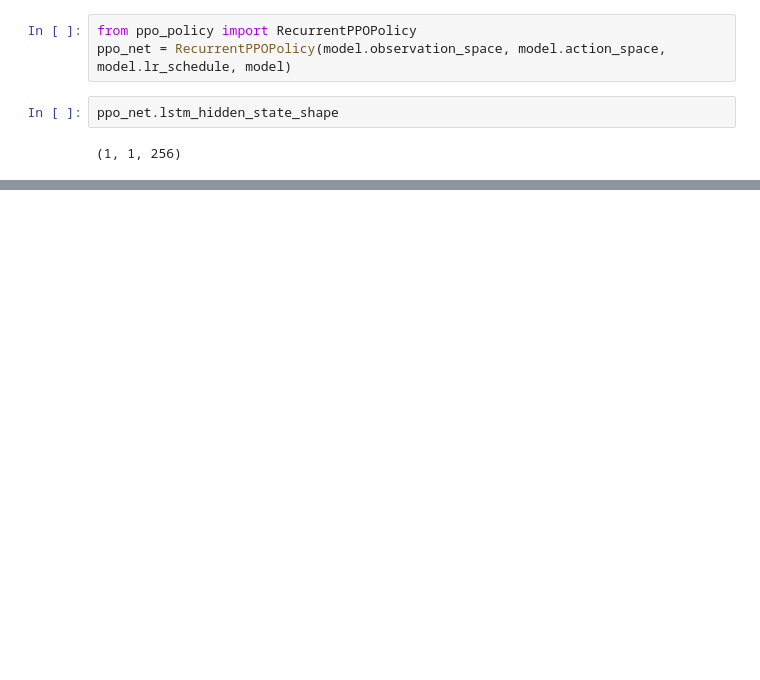
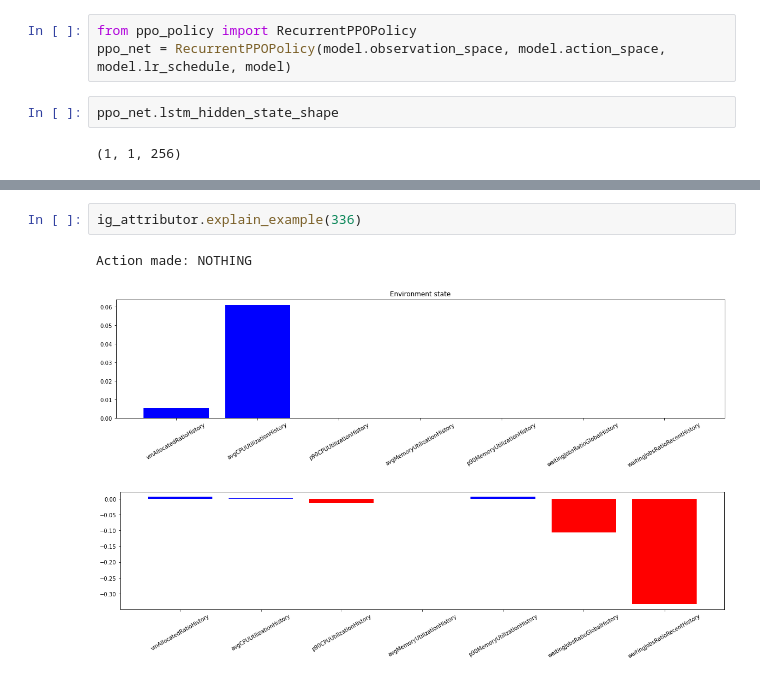
Before and after one commit to justyna3773/trainloop-driver, a Jupyter notebook: analysis/interpret_recurrent_ppo_mlp.ipynb, the cells around one changed output, grey strips where cells are left out. Drawn from its saved outputs; the diff is of its cells as text; blank space fills up the shorter version.

```diff
--- a/analysis/interpret_recurrent_ppo_mlp.ipynb
+++ b/analysis/interpret_recurrent_ppo_mlp.ipynb
@@ -60,4 +74,10 @@ ig_attributor = IGAttributor(net=ppo_net,
                     pi=(torch.zeros(1, 1, 256), torch.zeros(1, 1, 256)),
                     vf=(torch.zeros(1, 1, 256), torch.zeros(1, 1, 256))),
                     torch.zeros(0)))
+# %%
+ig_attributor.explain_example(336)
+# %% [output]
+Action made: NOTHING
+[figure, added]
+[figure, added]
 # %%
```
Also changed, not shown: parts of 16 cells of this notebook, 12 other files.
